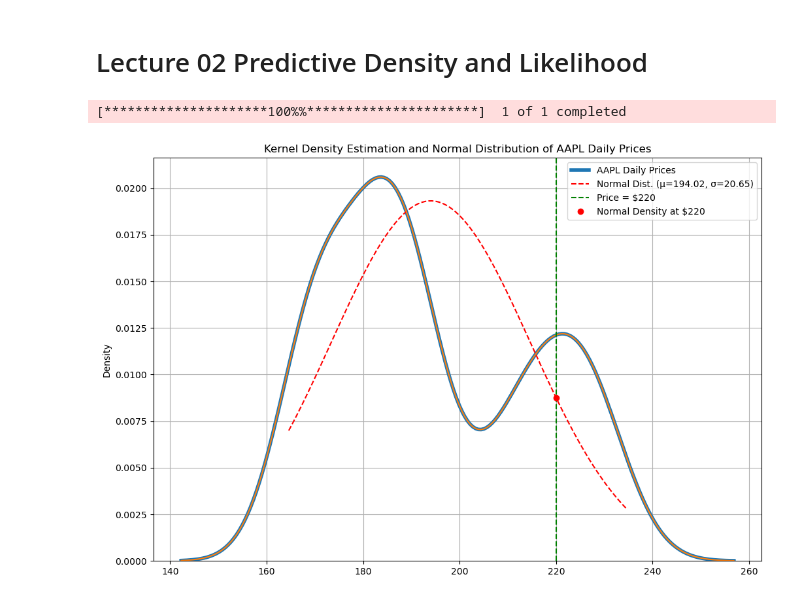
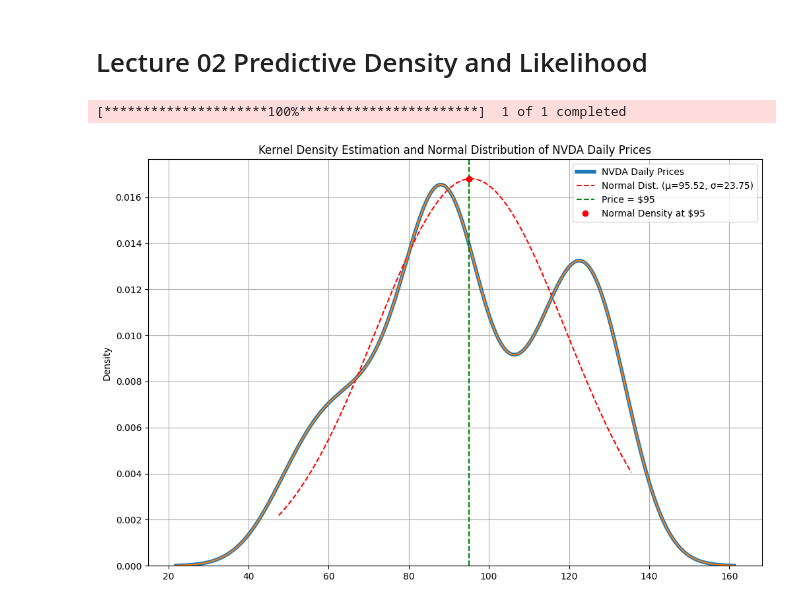
Before and after one commit to yfeng445/NEU, a Jupyter notebook: 1/INFO 6105/Lectures/2/Lecture02_PredictiveDensity_and_Likelihood.ipynb, the cells around one changed output. Cells and saved outputs as stored; diff of their text form; code cells hidden in the pictures.

```diff
--- a/1/INFO 6105/Lectures/2/Lecture02_PredictiveDensity_and_Likelihood.ipynb
+++ b/1/INFO 6105/Lectures/2/Lecture02_PredictiveDensity_and_Likelihood.ipynb
@@ -12,7 +12,7 @@ from scipy.stats import norm
 
 start_date = datetime(2024, 1, 1)
 end_date = datetime(2024, 8, 31)
-stock_symbol = 'AAPL'
+stock_symbol = 'NVDA'
 stocks_by_day = yf.download(stock_symbol, start_date, end_date)
 stocks_daily = stocks_by_day['Adj Close'].values
 
@@ -20,33 +20,33 @@ stocks_daily = stocks_by_day['Adj Close'].values
 mu = np.mean(stocks_daily)
 se = np.std(stocks_daily)
 
 # Set figure size larger (e.g., 12 inches wide and 8 inches tall)
 plt.figure(1, figsize=(12, 8))
 # Plot daily data KDE
 plt.figure(1)
 sns.kdeplot(data=stocks_daily, linewidth=4, label=f"{stock_symbol} Daily Prices")  # Add label for legend
 
 # Generate x-values for normal distribution (range of stock prices)
 x = np.linspace(min(stocks_daily), max(stocks_daily), 100)
 
 # Plot normal distribution using mu and se
 plt.plot(x, norm.pdf(x, mu, se), color='red', label=f'Normal Dist. (μ={mu:.2f}, σ={se:.2f})', linestyle='--')
 
 # Highlight the difference at price = 220
-price = 220
+price = 95
 kde_density_at_price = sns.kdeplot(stocks_daily).get_lines()[0].get_data()
 normal_density_at_price = norm.pdf(price, mu, se)
 
 # plt.figure(figsize=(10,6))
 # Add vertical lines to highlight densities at $220
 plt.axvline(price, color='green', linestyle='--', label=f'Price = ${price}')
 plt.plot(price, normal_density_at_price, 'ro', label=f'Normal Density at ${price}')
 plt.title(f"Kernel Density Estimation and Normal Distribution of {stock_symbol} Daily Prices")
 plt.legend()
 plt.grid(True)
 
 # Show the figure
 plt.show()
 # %% [output]
-[*********************100%%**********************]  1 of 1 completed
+[*********************100%***********************]  1 of 1 completed
-[figure, old version]
+[figure, new version]
```
